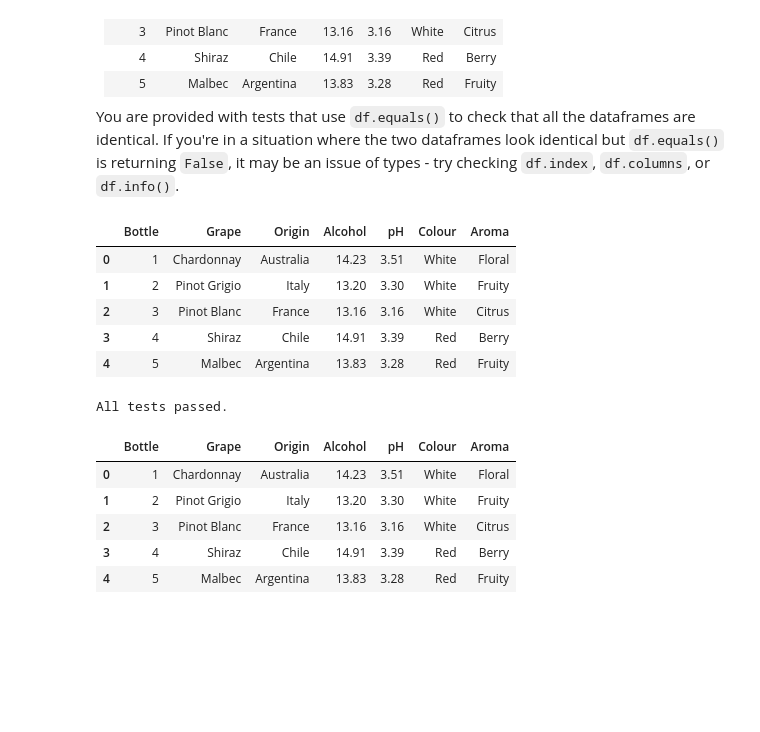
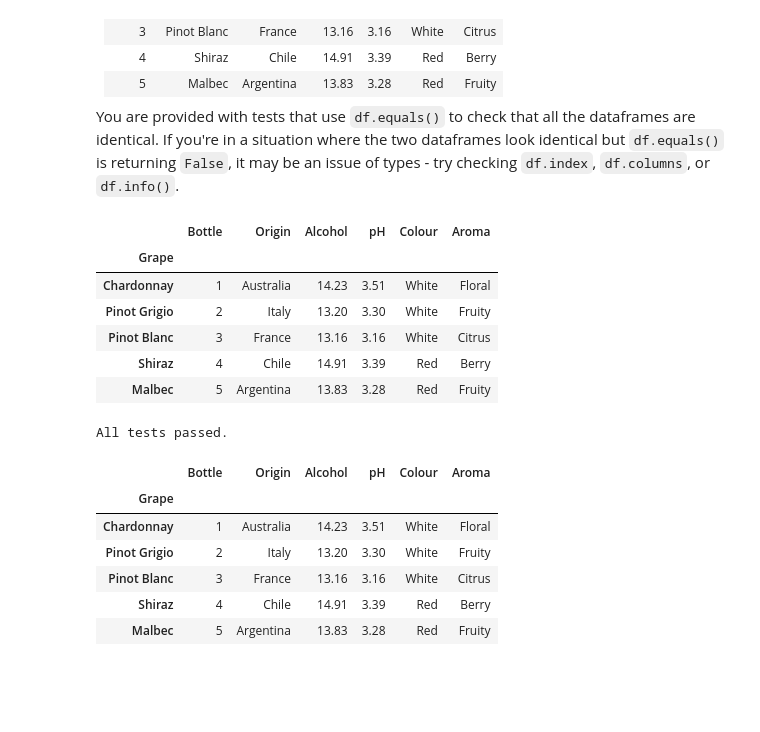
Before and after one commit to Canaut/cpsc330, a Jupyter notebook: hw/hw1/hw1.ipynb, the cells around one changed output. Cells and saved outputs as stored; diff of their text form; code cells hidden in the pictures; blank space fills up the shorter version.

```diff
--- a/hw/hw1/hw1.ipynb
+++ b/hw/hw1/hw1.ipynb
@@ -50,21 +50,23 @@ In the "data" folder in this homework repository there are 6 different .csv file
 
 You are provided with tests that use `df.equals()` to check that all the dataframes are identical. If you're in a situation where the two dataframes look identical but `df.equals()` is returning `False`, it may be an issue of types - try checking `df.index`, `df.columns`, or `df.info()`.
 # %%
-df1 = pd.read_csv("./data/wine_1.csv", )
-df2 = pd.read_csv("./data/wine_2.csv", header = 1)
-df3 = pd.read_csv("./data/wine_3.csv", nrows = 5)
-df4 = pd.read_csv("./data/wine_4.txt", sep = '\t')
-df5 = pd.read_csv("./data/wine_5.csv", usecols = ["Bottle", "Grape", "Origin", "Alcohol", "pH", "Colour", "Aroma"])
+df1 = pd.read_csv("./data/wine_1.csv", index_col = 1)
+df2 = pd.read_csv("./data/wine_2.csv", header = 1, index_col = 1)
+df3 = pd.read_csv("./data/wine_3.csv", nrows = 5, index_col = 1)
+df4 = pd.read_csv("./data/wine_4.txt", sep = '\t', index_col = 1)
+df5 = pd.read_csv("./data/wine_5.csv", usecols = ["Bottle", "Grape", "Origin", "Alcohol", "pH", "Colour", "Aroma"], index_col = 1)
 df6 = pd.read_csv("./data/wine_6.txt", skiprows = 1, sep = "\t", nrows = 5,
-                 usecols = ["Bottle", "Grape", "Origin", "Alcohol", "pH", "Colour", "Aroma"])
+                 usecols = ["Bottle", "Grape", "Origin", "Alcohol", "pH", "Colour", "Aroma"],
+                 index_col = 1)
 df6
 # %% [output]
-|  | Bottle | Grape | Origin | Alcohol | pH | Colour | Aroma |
-| 0 | 1 | Chardonnay | Australia | 14.23 | 3.51 | White | Floral |
-| 1 | 2 | Pinot Grigio | Italy | 13.20 | 3.30 | White | Fruity |
-| 2 | 3 | Pinot Blanc | France | 13.16 | 3.16 | White | Citrus |
-| 3 | 4 | Shiraz | Chile | 14.91 | 3.39 | Red | Berry |
-| 4 | 5 | Malbec | Argentina | 13.83 | 3.28 | Red | Fruity |
+|  | Bottle | Origin | Alcohol | pH | Colour | Aroma |
+| Grape |  |  |  |  |  |  |
+| Chardonnay | 1 | Australia | 14.23 | 3.51 | White | Floral |
+| Pinot Grigio | 2 | Italy | 13.20 | 3.30 | White | Fruity |
+| Pinot Blanc | 3 | France | 13.16 | 3.16 | White | Citrus |
+| Shiraz | 4 | Chile | 14.91 | 3.39 | Red | Berry |
+| Malbec | 5 | Argentina | 13.83 | 3.28 | Red | Fruity |
 # %%
 for i, df in enumerate([df2, df3, df4, df5, df6]):
     assert df1.equals(df), f"df1 not equal to df{i + 2}"
@@ -74,12 +76,13 @@ All tests passed.
 # %%
 df
 # %% [output]
-|  | Bottle | Grape | Origin | Alcohol | pH | Colour | Aroma |
-| 0 | 1 | Chardonnay | Australia | 14.23 | 3.51 | White | Floral |
-| 1 | 2 | Pinot Grigio | Italy | 13.20 | 3.30 | White | Fruity |
-| 2 | 3 | Pinot Blanc | France | 13.16 | 3.16 | White | Citrus |
-| 3 | 4 | Shiraz | Chile | 14.91 | 3.39 | Red | Berry |
-| 4 | 5 | Malbec | Argentina | 13.83 | 3.28 | Red | Fruity |
+|  | Bottle | Origin | Alcohol | pH | Colour | Aroma |
+| Grape |  |  |  |  |  |  |
+| Chardonnay | 1 | Australia | 14.23 | 3.51 | White | Floral |
+| Pinot Grigio | 2 | Italy | 13.20 | 3.30 | White | Fruity |
+| Pinot Blanc | 3 | France | 13.16 | 3.16 | White | Citrus |
+| Shiraz | 4 | Chile | 14.91 | 3.39 | Red | Berry |
+| Malbec | 5 | Argentina | 13.83 | 3.28 | Red | Fruity |
 # %% [markdown]
 <br><br>
 # %% [markdown]
```
Also changed, not shown: parts of 6 cells of this notebook.
